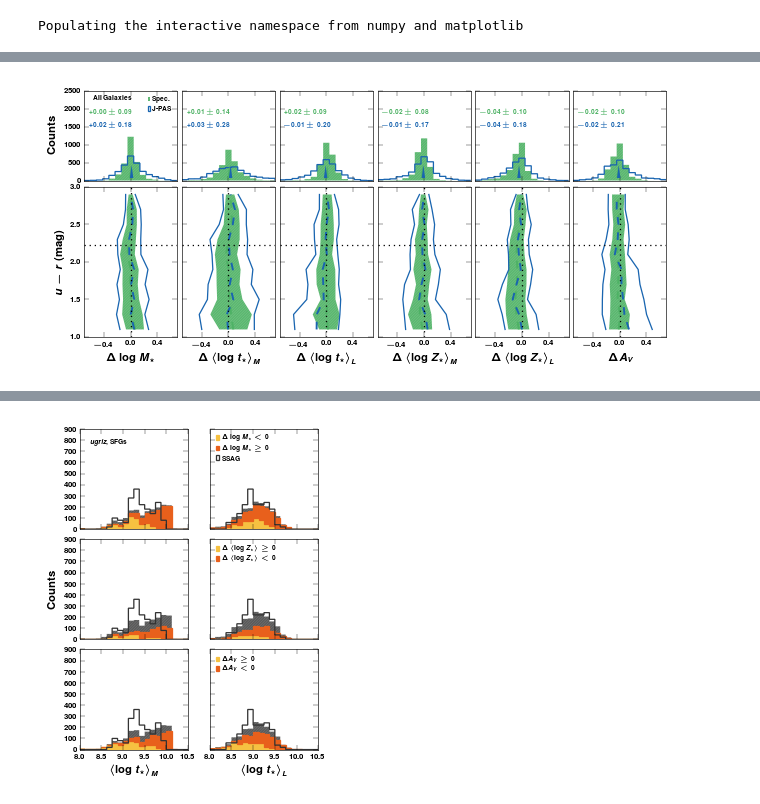
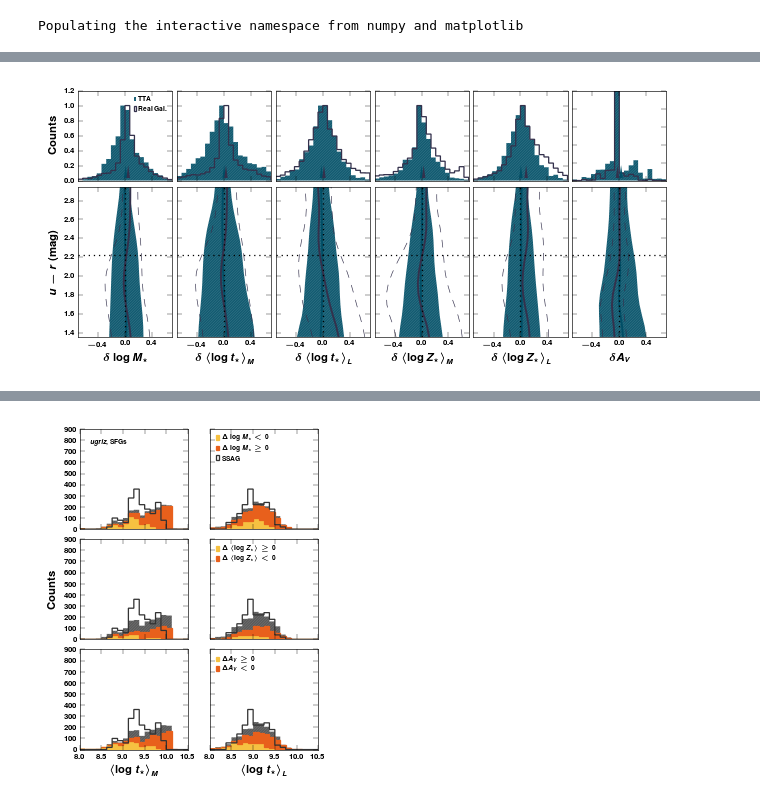
Before and after one commit to ajmejia/notebooks, a Jupyter notebook: TTANearbyUniverseCB13.ipynb, the cells around one changed output, grey strips where cells are left out. Cells and saved outputs as stored; diff of their text form; code cells hidden in the pictures.

```diff
--- a/TTANearbyUniverseCB13.ipynb
+++ b/TTANearbyUniverseCB13.ipynb
@@ -201,9 +201,8 @@ for i, j in product(xrange(axs.shape[0]), xrange(axs.shape[1])):
     med_b = median(residual_b[kw[j]][mask])
     p16_b, p84_b = percentile(residual_b[kw[j]][mask], [16.0, 84.0])
 
-    axs[i, j].hist(residual_h[kw[j]][mask], 15, range=lm, histtype="step", hatch=hatching, color=color_h, lw=0,
-                   label=label_h)
-    axs[i, j].hist(residual_b[kw[j]][mask], 15, range=lm, histtype="step", color=color_b, label=label_b)
+    axs[i, j].hist(residual_h[kw[j]][mask], 20, range=lm, histtype="step", hatch=hatching, color=color_h, lw=0, label=label_h)
+    axs[i, j].hist(residual_b[kw[j]][mask], 20, range=lm, histtype="step", color=color_b, label=label_b)
 
     med_h_axes = axs[i, j].transAxes.inverted().transform(axs[i, j].transData.transform((med_h, 0.0)))+array([0,0.2])
     med_b_axes = axs[i, j].transAxes.inverted().transform(axs[i, j].transData.transform((med_b, 0.0)))+array([0,0.2])
@@ -355,9 +433,11 @@ savefig("{}{}_vs_{}_hist".format("img/", sed_type_h, sed_type_b))
 # %%
-residual_h, residual_b = spec_res, jpas_res
-color_h, color_b = spec_sg[1], jpas_sg[1]
-label_h, label_b = spec_lb, jpas_lb
-sed_type_h, sed_type_b = "spec", "jpas"
-hist_ylm = 0, 2500
+residual_h, residual_b = tta_con, obs_con
+color_h, color_b = "#004E66", "#34314C"
+label_h, label_b = r"\bf TTA", r"\bf Real Gal."
+sed_type_h, sed_type_b = "tta", "obs"
+clabels = r"\clogm \cmwla \clwla \cmwlz \clwlz \cextv".split()
+nb = 15
+xlm, ylm = (-0.7, 0.7), (1.3, 3.0)
 #--------------------------------------------------------------------------------
 
 fig, axs = subplots(1, len(kw), figsize=(7, 3.3), sharex=True, sharey=True)
@@ -366,66 +446,72 @@ axr = []
 for ax in axs:
     divider = make_axes_locatable(ax)
     axr.append(divider.append_axes("top", size="60%", pad=0.07, sharex=ax))
-    axr[-1].set_ylim(hist_ylm)
     plt.setp(axr[-1].get_xticklabels()+([] if ax.is_first_col() else axr[-1].get_yticklabels()), visible=False)
 axs = row_stack((axr, axs))
 
-xlm = axs[0, 0].set_xlim(-0.7, +0.7)
-ylm = axs[1, 0].set_ylim(1.0, 3.0)
+axs[0, 0].set_xlim(xlm)
 axs[0, 0].set_xticks([-0.4, 0, 0.4])
 axs[0, 0].set_ylabel(r"\bf Counts")
 axs[1, 0].set_ylabel(r"\bf $u-r$ (mag)")
 
-bias_h, bias_b = [], []
 for i, j in product(xrange(axs.shape[0]), xrange(axs.shape[1])):
     if i==0:
-        med_h = median(residual_h[kw[j]])
-        p16_h, p84_h = percentile(residual_h[kw[j]], [16.0, 84.0])
+        consistency_h = residual_h[kw[j]] - (bias_b[j] - bias_h[j])
+        consistency_b = residual_b[kw[j]] - (bias_b[j] - bias_h[j])
 
-        med_b = median(residual_b[kw[j]])
-        p16_b, p84_b = percentile(residual_b[kw[j]], [16.0, 84.0])
+        med_h = mean(consistency_h)
+        med_b = mean(consistency_b)
 
-        bias_h.append(med_h)
-        bias_b.append(med_b)
+        N_h = histogram(consistency_h, 20, range=xlm)[0].max().repeat(consistency_h.size)
+        N_b = histogram(consistency_b, 20, range=xlm)[0].max().repeat(consistency_b.size)
 
-        axs[i, j].hist(residual_h[kw[j]], 15, range=xlm, histtype="step", hatch=hatching, color=color_h, lw=0,
-                       label=label_h)
-        axs[i, j].hist(residual_b[kw[j]], 15, range=xlm, histtype="step", color=color_b, label=label_b)
+        axs[i, j].hist(consistency_h, 20, range=xlm, weights=1.0/N_h, histtype="step", hatch=hatching, color=color_h, lw=0, label=label_h)
+        axs[i, j].hist(consistency_b, 20, range=xlm, weights=1.0/N_b, histtype="step", color=color_b, label=label_b)
 
         med_h_axes = axs[i, j].transAxes.inverted().transform(axs[i, j].transData.transform((med_h, 0.0)))+array([0,0.2])
         med_b_axes = axs[i, j].transAxes.inverted().transform(axs[i, j].transData.transform((med_b, 0.0)))+array([0,0.2])
         axs[i, j].annotate("", med_h_axes, (med_h,0.0), "axes fraction", "data", {"arrowstyle":"wedge","fc":color_h,"ec":"none"})
         axs[i, j].annotate("", med_b_axes, (med_b,0.0), "axes fraction", "data", {"arrowstyle":"wedge","fc":color_b,"ec":"none"})
+    else:
+        bins = histogram(lcolor, bins=nb, range=ylm)
 
-        str_h = r"\bf $%+.2f\pm{%.2f}$" % (med_h, (p84_h-p16_h)*0.5)
-        str_b = r"\bf $%+.2f\pm{%.2f}$" % (med_b, (p84_b-p16_b)*0.5)
-        axs[i, j].text(0.05, 0.75, str_h, fontsize=tsize, color=color_h, ha="left", transform=axs[i, j].transAxes)
-        axs[i, j].text(0.05, 0.60, str_b, fontsize=tsize, color=color_b, ha="left", transform=axs[i, j].transAxes)
-    else:
-        xh, yh, eh = binner(lcolor, residual_h[kw[j]], 10, ylm, "mean")
-        xb, yb, eb = binner(lcolor, residual_b[kw[j]], 10, ylm, "mean")
+        x, bias_jpas, z = binner(lcolor, jpas_res[kw[j]], nb, ylm, "median")
+        x, bias_spec, z = binner(lcolor, spec_res[kw[j]], nb, ylm, "median")
+        bias_correction = bias_spec - bias_jpas
 
-        axs[i, j].plot(yh, xh, "--", color=color_h, lw=1.5)
-        axs[i, j].fill_betweenx(xh, yh-eh[0], yh+eh[1], color=color_h, hatch=hatching, facecolor="none", lw=0)
+        xh, yh, eh = binner(lcolor, residual_h[kw[j]], nb, ylm, "mean")
+        xb, yb, eb = binner(ocolor, residual_b[kw[j]], nb, ylm, "mean")
 
-        axs[i, j].plot(yb, xb, "--", color=color_b, lw=1.5)
-        axs[i, j].plot(yb-eb[0], xb, "-", color=color_b, lw=1.0)
-        axs[i, j].plot(yb+eb[1], xb, "-", color=color_b, lw=1.0)
+        yh += bias_correction
+        yb += bias_correction
+
+        axs[i, j].plot(gaussian_filter(yh,1.5), xh, "-", color=color_h, lw=1.5)
+        axs[i, j].fill_betweenx(xh, gaussian_filter(yh-eh[0],1.5), gaussian_filter(yh+eh[1],1.5), color=color_h, hatch=hatching, facecolor="none", lw=0)
+
+        axs[i, j].plot(gaussian_filter(yb,1.5), xb, "-", color=color_b, lw=1.5)
+        axs[i, j].plot(gaussian_filter(yb-eb[0],1.5), xb, "--", color=color_b, lw=0.5)
+        axs[i, j].plot(gaussian_filter(yb+eb[1],1.5), xb, "--", color=color_b, lw=0.5)
 
         axs[i, j].axvline(ls=":", color="k")
         axs[i, j].axhline(2.22, ls=":", color="k")
 
-        axs[i, j].set_xlabel(res_lbs[kw[j]])
+        axs[i, j].set_xlabel(con_lbs[kw[j]])
 
-axs[0, 0].text(0.1, 0.9, algs_lb, fontsize=tsize, ha="left", transform=axs[0, 0].transAxes)
+        #for b in xrange(nb):
+        #    if b == 0:
+        #        print r"\multirow{5}{*}{%s}   &%10.2f &%10.3f &%10.3f & &%10.3f &%10.3f \\" %\
+        #        (clabels[j], xh[b], yh[b], (eh[1, b]+eh[0, b])*0.5, yb[b], (eb[1, b]+eb[0, b])*0.5)
+        #    else:
+        #        print r"                          &%10.2f &%10.3f &%10.3f & &%10.3f &%10.3f \\" %\
+        #        (xb[b], yh[b], (eh[1, b]+eh[0, b])*0.5, yb[b], (eb[1, b]+eb[0, b])*0.5)
+        #print r"\hline"
+
+axs[1, 0].set_ylim(xh[0], xh[-1])
 axs[0, 0].legend(loc=1, handlelength=0.3, handletextpad=0.3)
-
-bias_h = array(bias_h)
-bias_b = array(bias_b)
 
 fig.tight_layout()
 fig.subplots_adjust(wspace=0.05)
 
-savefig("{}{}_vs_{}".format("img/", sed_type_h, sed_type_b))
+savefig("{}{}_vs_{}".format(od, sed_type_h, sed_type_b))
 # %% [output]
-[figure, old version]
+[figure, new version]
```
Also changed, not shown: parts of 5 cells of this notebook.
